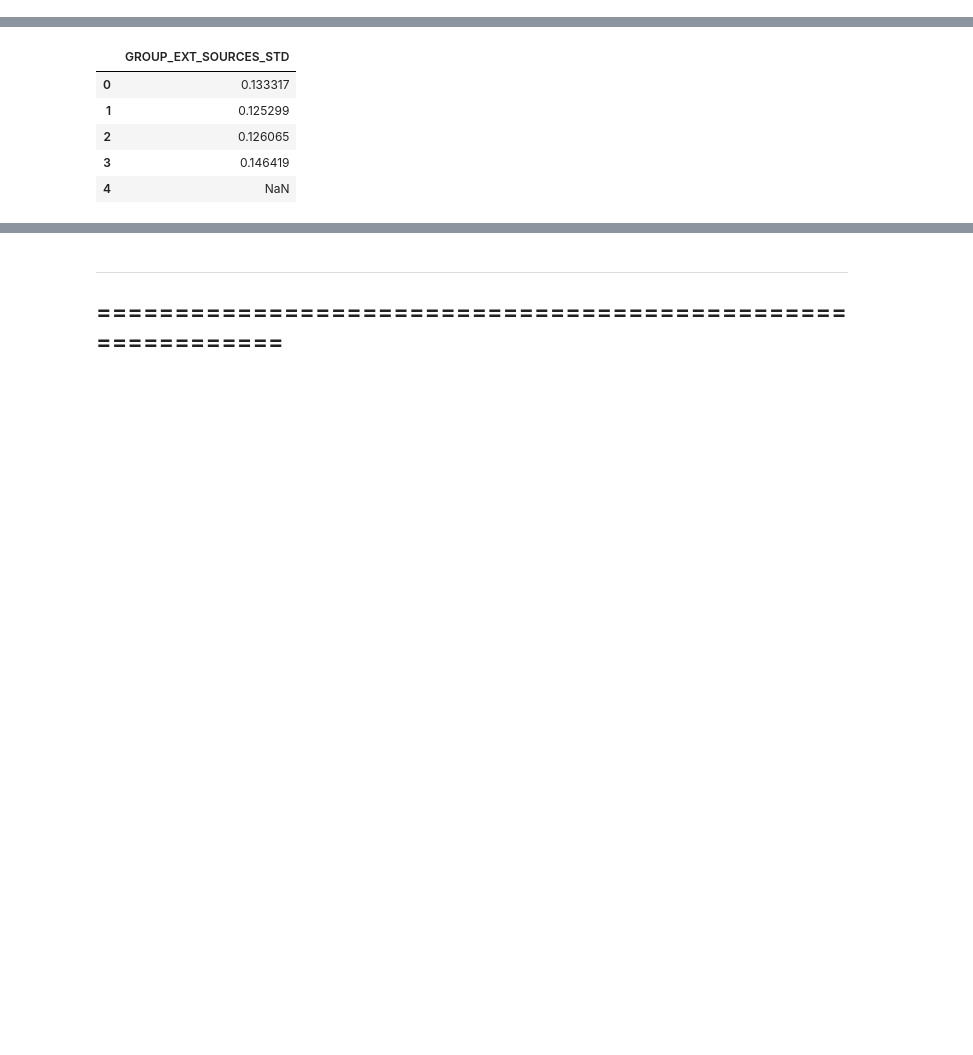
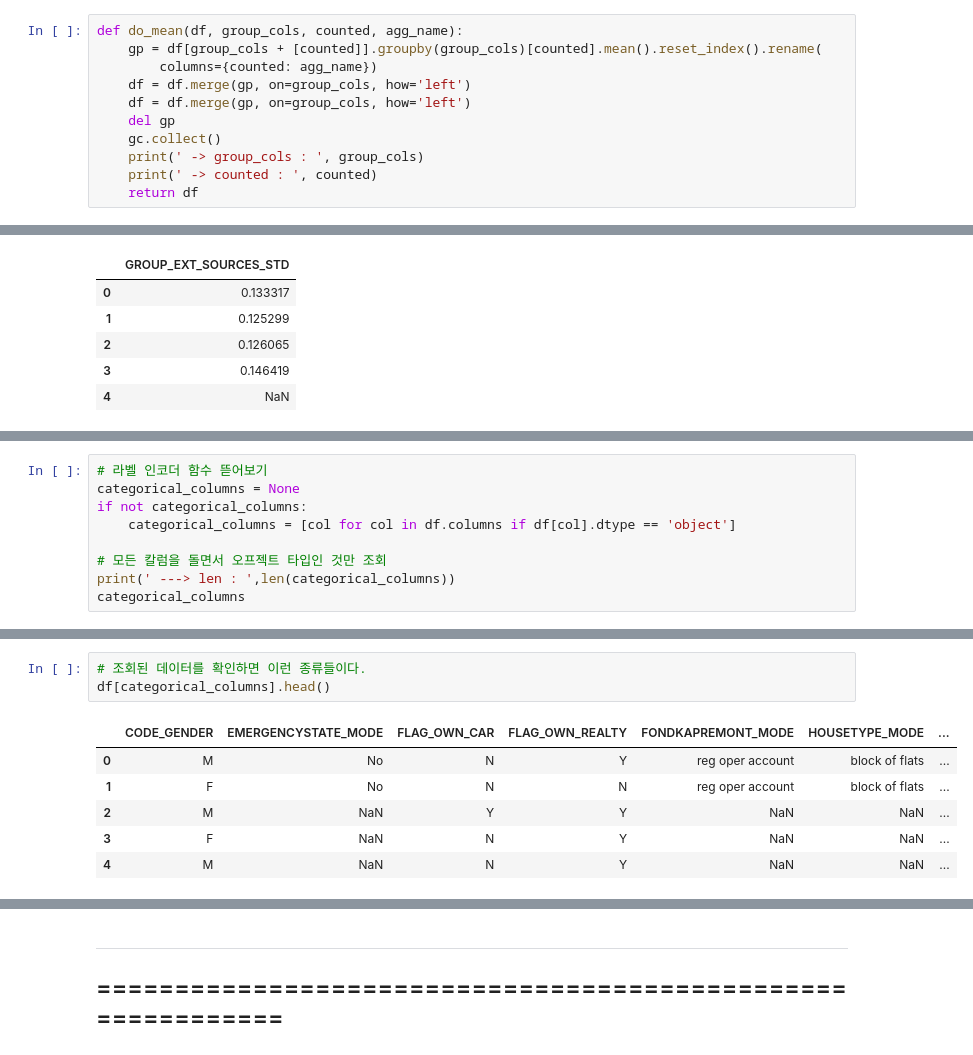
Before and after one commit to ecjang/pages, a Jupyter notebook: Kaggle/003_MultiClass_Classification_HomeCredit_LightGBM_7th.ipynb, the cells around one changed output, grey strips where cells are left out. Saved outputs shown, nothing was run; the diff lists cells and outputs as text; blank space fills up the shorter version.

Commit message:
kaggle HomeCredit groupby function

```diff
--- a/Kaggle/003_MultiClass_Classification_HomeCredit_LightGBM_7th.ipynb
+++ b/Kaggle/003_MultiClass_Classification_HomeCredit_LightGBM_7th.ipynb
@@ -388,6 +392,17 @@ def do_std(df, group_cols, counted, agg_name):
     print(' -> group_cols : ', group_cols)
     print(' -> counted : ', counted)
     return df
+# %%
+def do_mean(df, group_cols, counted, agg_name):
+    gp = df[group_cols + [counted]].groupby(group_cols)[counted].mean().reset_index().rename(
+        columns={counted: agg_name})
+    df = df.merge(gp, on=group_cols, how='left')
+    df = df.merge(gp, on=group_cols, how='left')
+    del gp
+    gc.collect()
+    print(' -> group_cols : ', group_cols)
+    print(' -> counted : ', counted)
+    return df
 # %%
 # 그룹화 정보
 group = ['ORGANIZATION_TYPE', 'NAME_EDUCATION_TYPE', 'OCCUPATION_TYPE', 'AGE_RANGE', 'CODE_GENDER']
@@ -416,0 +472,9 @@ df.filter(like='GROUP_EXT_SOURCES_STD').head()
+# %%
+# 라벨 인코더 함수 뜯어보기
+categorical_columns = None
+if not categorical_columns:
+    categorical_columns = [col for col in df.columns if df[col].dtype == 'object']
+
+# 모든 칼럼을 돌면서 오프젝트 타입인 것만 조회
+print(' ---> len : ',len(categorical_columns))
+categorical_columns
@@ -416,0 +499,10 @@ df.filter(like='GROUP_EXT_SOURCES_STD').head()
+# %%
+# 조회된 데이터를 확인하면 이런 종류들이다.
+df[categorical_columns].head()
+# %% [output]
+|  | CODE_GENDER | EMERGENCYSTATE_MODE | FLAG_OWN_CAR | FLAG_OWN_REALTY | FONDKAPREMONT_MODE | HOUSETYPE_MODE | ... |
+| 0 | M | No | N | Y | reg oper account | block of flats | ... |
+| 1 | F | No | N | N | reg oper account | block of flats | ... |
+| 2 | M | NaN | Y | Y | NaN | NaN | ... |
+| 3 | F | NaN | N | Y | NaN | NaN | ... |
+| 4 | M | NaN | N | Y | NaN | NaN | ... |
```
Also changed, not shown: parts of 12 cells of this notebook.
